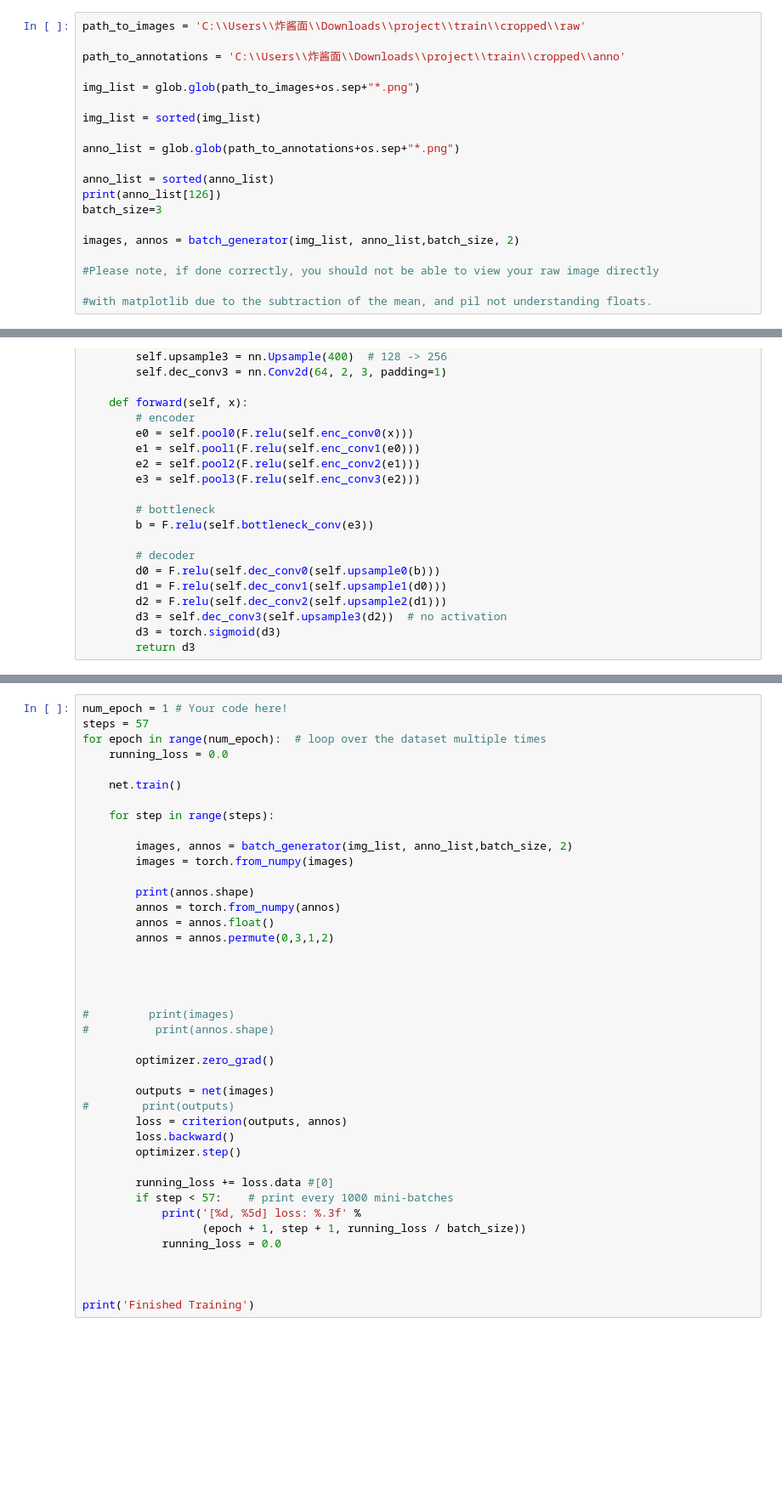
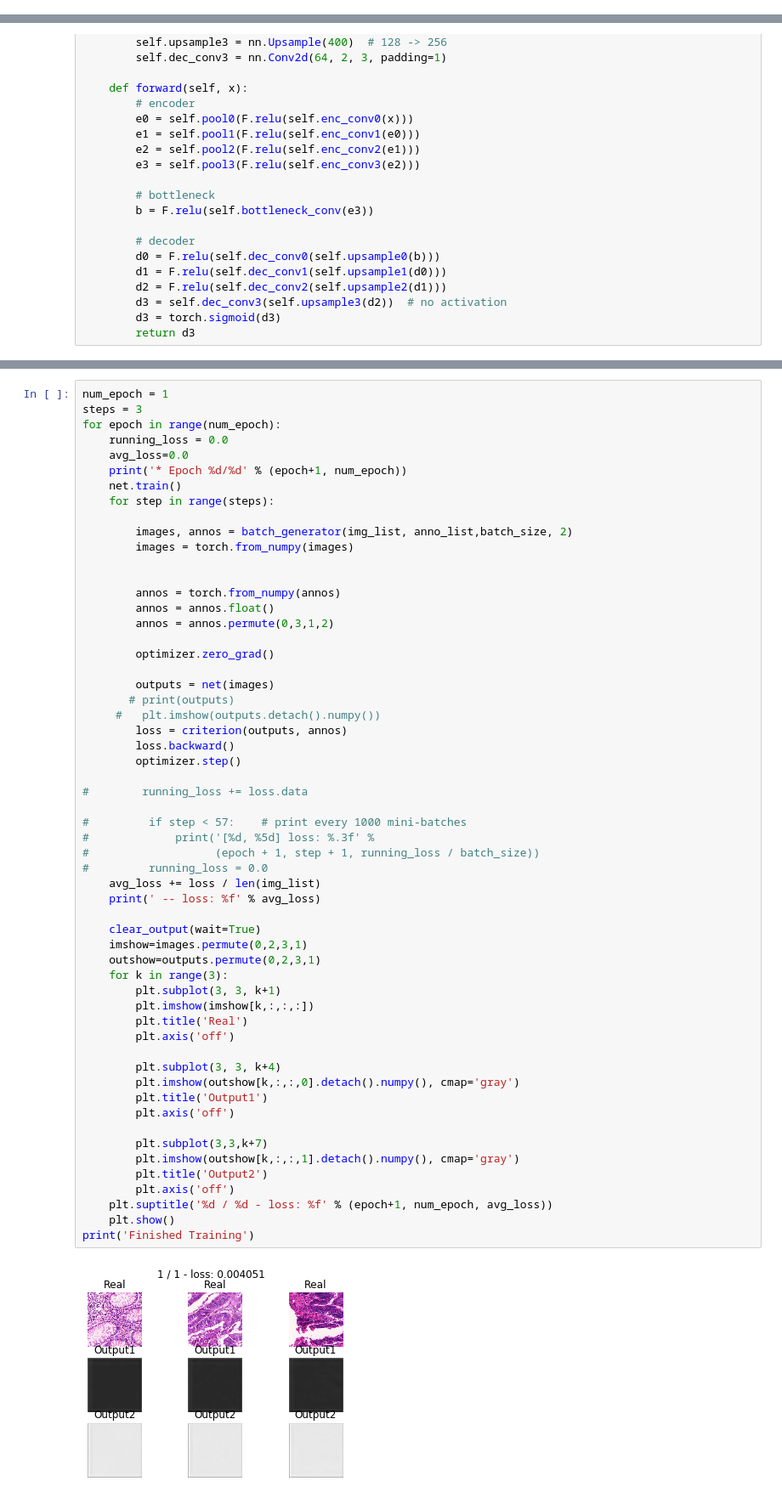
Before and after one commit to hannaLyu/Deep-learning-project, a Jupyter notebook: Segmentation.ipynb, the cells around one changed output, grey strips where cells are left out. Shown at 85% size. Drawn from its saved outputs; the diff is of its cells as text; blank space fills up the shorter version.

```diff
--- a/Segmentation.ipynb
+++ b/Segmentation.ipynb
@@ -298,21 +186 @@ y2: 204
-# %%
-path_to_images = 'C:\\Users\\炸酱面\\Downloads\\project\\train\\cropped\\raw'
-
-path_to_annotations = 'C:\\Users\\炸酱面\\Downloads\\project\\train\\cropped\\anno'
-
-img_list = glob.glob(path_to_images+os.sep+"*.png")
-
-img_list = sorted(img_list)
-
-anno_list = glob.glob(path_to_annotations+os.sep+"*.png")
-
-anno_list = sorted(anno_list)
-print(anno_list[126])
-batch_size=3
-
-images, annos = batch_generator(img_list, anno_list,batch_size, 2)
-
-#Please note, if done correctly, you should not be able to view your raw image directly
-
-#with matplotlib due to the subtraction of the mean, and pil not understanding floats.
 # %%
@@ -427,41 +324,59 @@ optimizer = optim.SGD(net.parameters(), lr=0.001,momentum=0.9,weight_decay=1e-4)
 # %%
-num_epoch = 1 # Your code here!
-steps = 57
-for epoch in range(num_epoch):  # loop over the dataset multiple times
+num_epoch = 1
+steps = 3
+for epoch in range(num_epoch):
     running_loss = 0.0
-
+    avg_loss=0.0
+    print('* Epoch %d/%d' % (epoch+1, num_epoch))
     net.train()
-
     for step in range(steps):
 
         images, annos = batch_generator(img_list, anno_list,batch_size, 2)
         images = torch.from_numpy(images)
 
-        print(annos.shape)
+
         annos = torch.from_numpy(annos)
         annos = annos.float()
         annos = annos.permute(0,3,1,2)
 
-
-
-
-#         print(images)
-#          print(annos.shape)
-
         optimizer.zero_grad()
 
         outputs = net(images)
-#        print(outputs)
+       # print(outputs)
+     #   plt.imshow(outputs.detach().numpy())
         loss = criterion(outputs, annos)
         loss.backward()
         optimizer.step()
 
-        running_loss += loss.data #[0]
-        if step < 57:    # print every 1000 mini-batches
-            print('[%d, %5d] loss: %.3f' %
-                  (epoch + 1, step + 1, running_loss / batch_size))
-            running_loss = 0.0
+#        running_loss += loss.data
 
+#         if step < 57:    # print every 1000 mini-batches
+#             print('[%d, %5d] loss: %.3f' %
+#                   (epoch + 1, step + 1, running_loss / batch_size))
+#         running_loss = 0.0
+    avg_loss += loss / len(img_list)
+    print(' -- loss: %f' % avg_loss)
 
+    clear_output(wait=True)
+    imshow=images.permute(0,2,3,1)
+    outshow=outputs.permute(0,2,3,1)
+    for k in range(3):
+        plt.subplot(3, 3, k+1)
+        plt.imshow(imshow[k,:,:,:])
+        plt.title('Real')
+        plt.axis('off')
 
+        plt.subplot(3, 3, k+4)
+        plt.imshow(outshow[k,:,:,0].detach().numpy(), cmap='gray')
+        plt.title('Output1')
+        plt.axis('off')
+
+        plt.subplot(3,3,k+7)
+        plt.imshow(outshow[k,:,:,1].detach().numpy(), cmap='gray')
+        plt.title('Output2')
+        plt.axis('off')
+    plt.suptitle('%d / %d - loss: %f' % (epoch+1, num_epoch, avg_loss))
+    plt.show()
 print('Finished Training')
+# %% [output]
+[figure, added]
```
Also changed, not shown: parts of 13 cells of this notebook.
